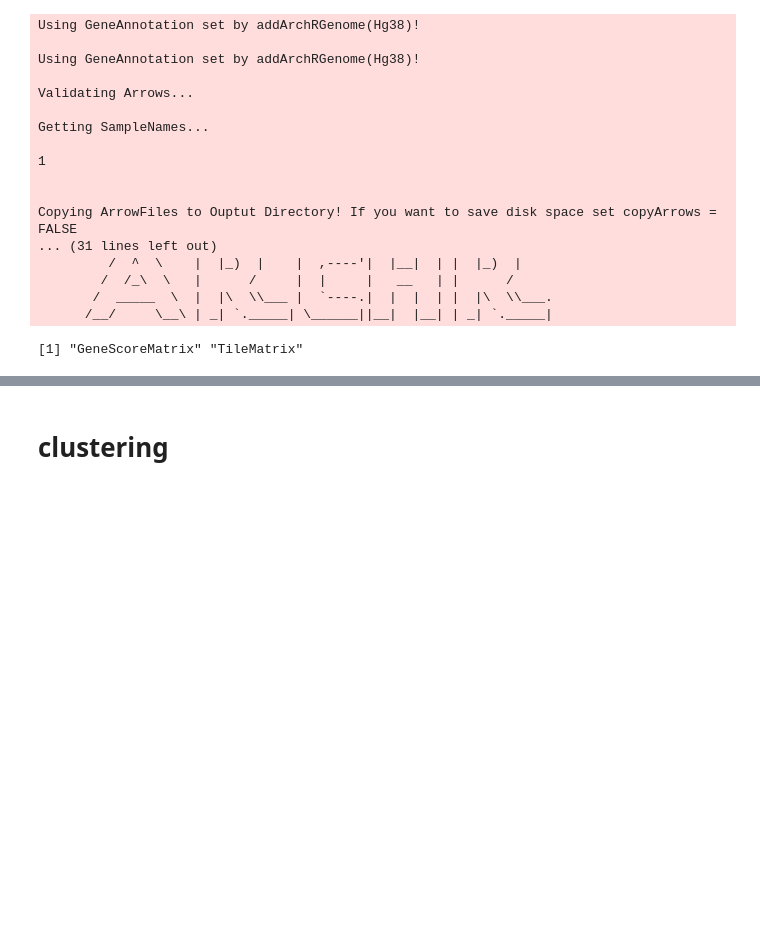
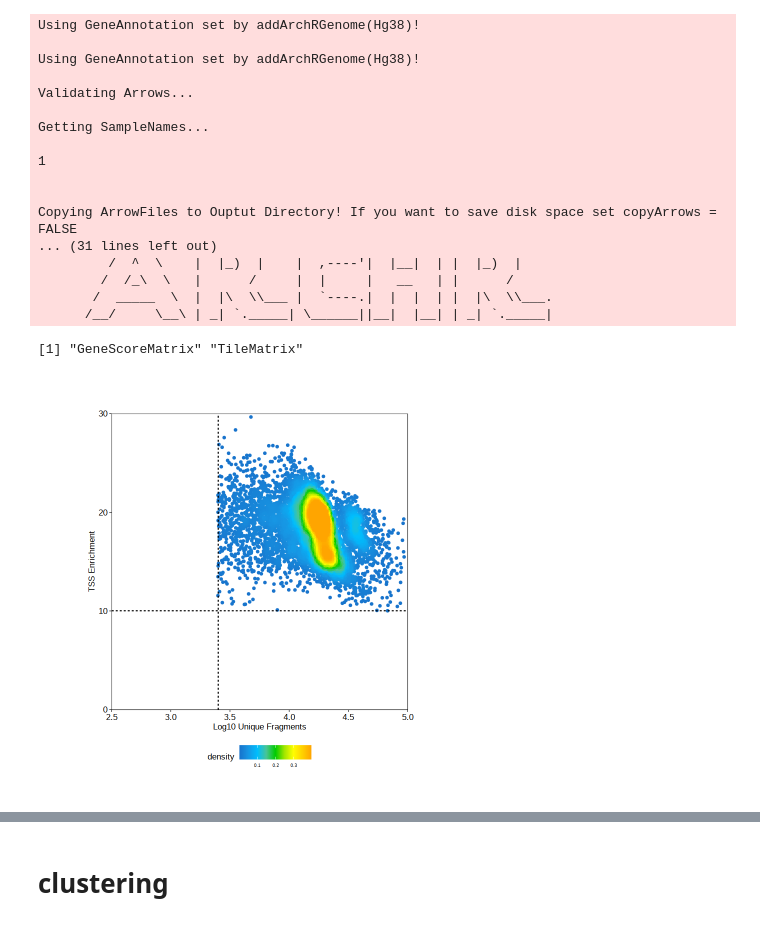
Before and after one commit to z2e2/sc-atac-submmit-calling, a Jupyter notebook: 1_ArchR_data_processing.ipynb, the cells around one changed output, grey strips where cells are left out. Cells and saved outputs as stored; diff of their text form; code cells hidden in the pictures; blank space fills up the shorter version.

```diff
--- a/1_ArchR_data_processing.ipynb
+++ b/1_ArchR_data_processing.ipynb
@@ -29,12 +29,12 @@ Setting default genome to Hg38.
 # %% [markdown]
 # Input data
 # %%
-root = '/Genomics/pritykinlab/zzhao/scATAC/motif_regression_prelim'
-scatac_input = 'data/pbmc_granulocyte_sorted_10k_atac_fragments.tsv.gz'
+root = '/Genomics/pritykinlab/zzhao/sc-atac-submmit-calling'
+scatac_input = 'data/pbmc10k/pbmc_granulocyte_sorted_10k_atac_fragments.tsv.gz'
 scatac_input = paste(root, scatac_input, sep="/")
-out_dir = "coassay_processed/"
+out_dir = "results/pbmc_coassay_processed/"
 out_dir = paste(root, out_dir, sep="/")
-archr_out = "archR_output"
+archr_out = "results/pbmc_archR_output/"
 archr_out = paste(root, archr_out, sep="/")
 # %%
 archr_out
@@ -103,7 +130,7 @@ ArchR logging successful to : ArchRLogs/ArchR-addDoubletScores-4e3223de7858a-Dat
 # %%
 # Creating an ArchRProject
 
-scatac.object <- ArchRProject(
+scatacProj <- ArchRProject(
   ArrowFiles = ArrowFiles,
   outputDirectory = archr_out,
   copyArrows = TRUE
@@ -131,2 +158,17 @@ getAvailableMatrices(scatac.object)
 # %% [output]
 [1] "GeneScoreMatrix" "TileMatrix"
+# %%
+df <- getCellColData(scatacProj, select = c("log10(nFrags)", "TSSEnrichment"))
+p <- ggPoint(
+    x = df[,1],
+    y = df[,2],
+    colorDensity = TRUE,
+    continuousSet = "sambaNight",
+    xlabel = "Log10 Unique Fragments",
+    ylabel = "TSS Enrichment",
+    xlim = c(2.5, 5),
+    ylim = c(0, 30)
+) + geom_hline(yintercept = 10, lty = "dashed") + geom_vline(xintercept = 3.4, lty = "dashed")
+p
+# %% [output]
+[figure, added]
```
Also changed, not shown: parts of 40 cells of this notebook, 3 other files.
